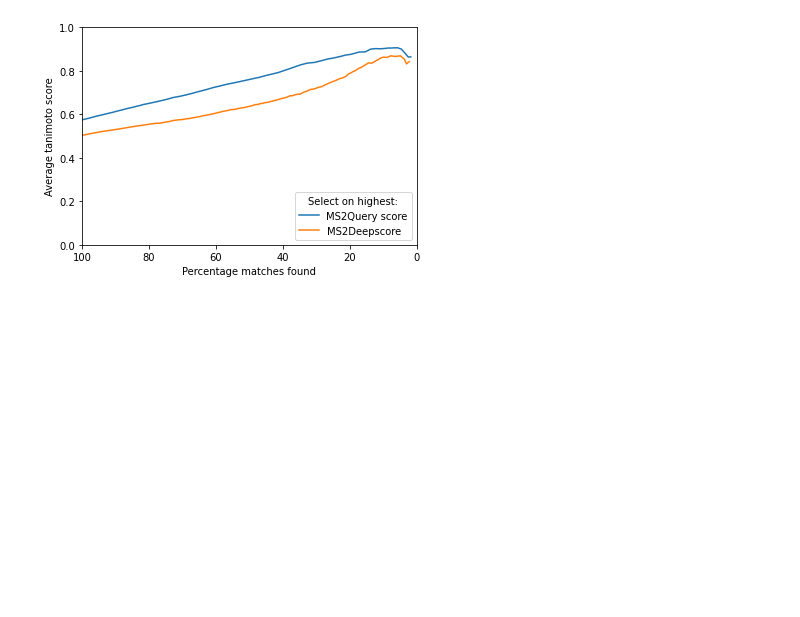
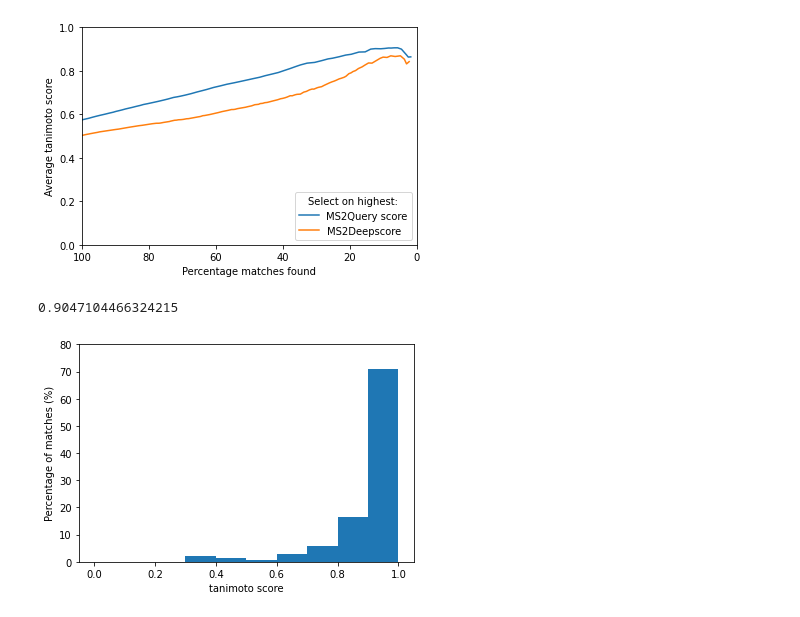
Before and after one commit to iomega/ms2query, a Jupyter notebook: notebooks/Plot_performance_analog_search.ipynb, the cells around one changed output. Drawn from its saved outputs; the diff is of its cells as text; code cells hidden in the pictures; blank space fills up the shorter version.

Commit message:
Split notebook and added extra plots

```diff
--- a/notebooks/Train_variations_of_MS2Query_models.ipynb
+++ b/notebooks/Plot_performance_analog_search.ipynb
@@ -273,2 +220,8 @@ avg_tanimoto_vs_percentage_found(ms2query_and_tanimoto_selected_on_ms2ds, 1, 100
 # %% [output]
 [figure]
+# %%
+tanimoto_scores_df = load_pickled_file(tanimoto_scores_df_file)
+plot_best_tanimoto_score_distribution(validation_spectra_without_match, tanimoto_scores_df)
+# %% [output]
+0.9047104466324215
+[figure, added]
```
Also changed, not shown: parts of 17 cells of this notebook, 1 other file.
